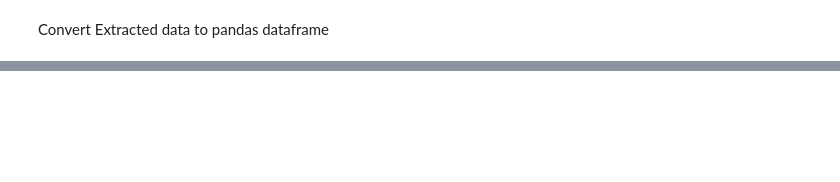
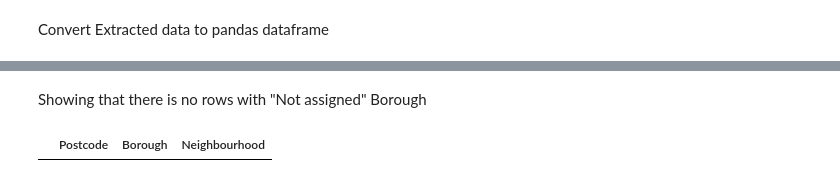
Before and after one commit to AwabHabal/Coursera_Capstone_Project, a Jupyter notebook: Neighborhoods_in_Toronto copy 1.ipynb, the cells around one changed output, grey strips where cells are left out. Drawn from its saved outputs; the diff is of its cells as text; code cells hidden in the pictures; blank space fills up the shorter version.

```diff
--- a/Neighborhoods_in_Toronto copy 1.ipynb
+++ b/Neighborhoods_in_Toronto copy 1.ipynb
@@ -183,0 +195,6 @@ df_nbrs.head(30)
+# %% [markdown]
+Showing that there is no rows with "Not assigned" Borough
+# %%
+final_df[final_df["Borough"]=="Not assigned"]
+# %% [output]
+|  | Postcode | Borough | Neighbourhood |
```
Also changed, not shown: parts of 23 cells of this notebook.
